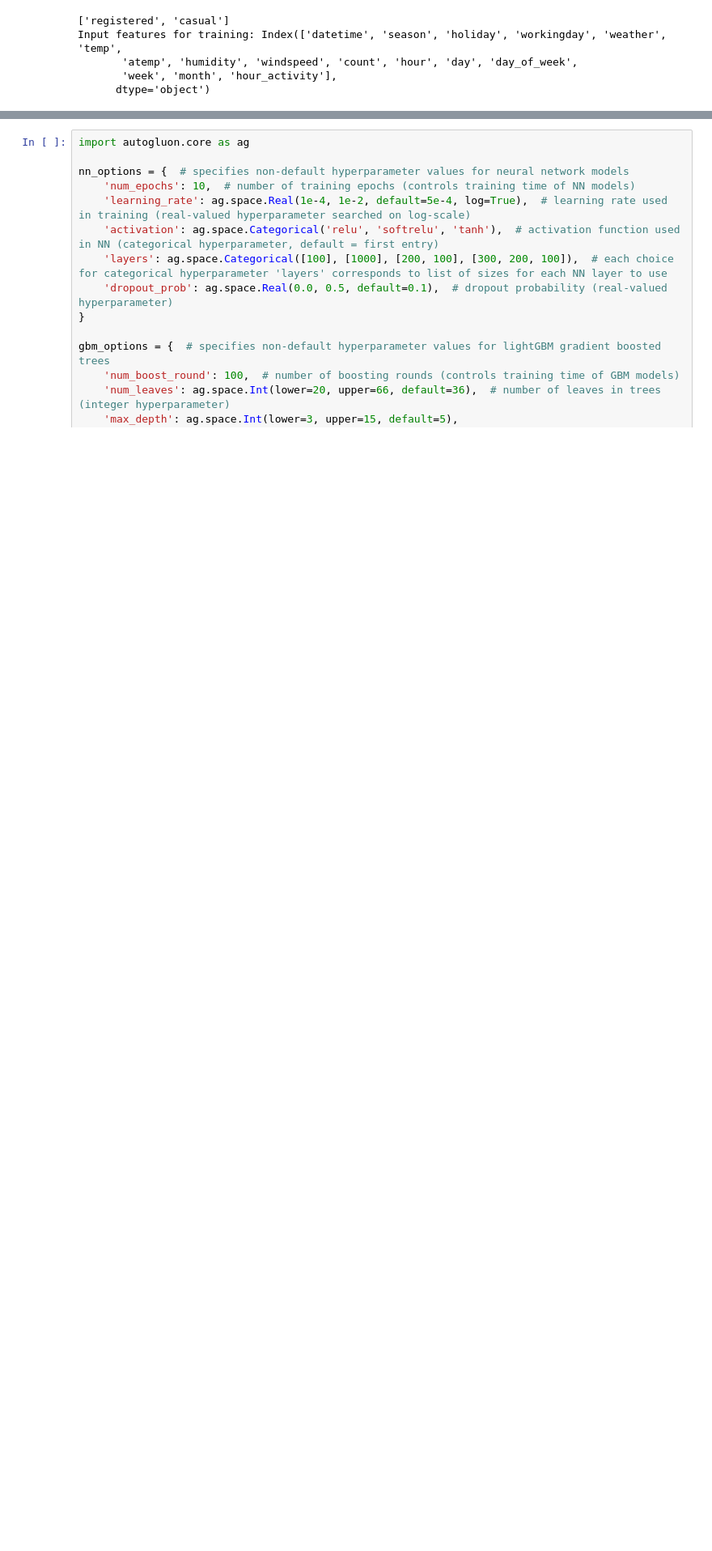
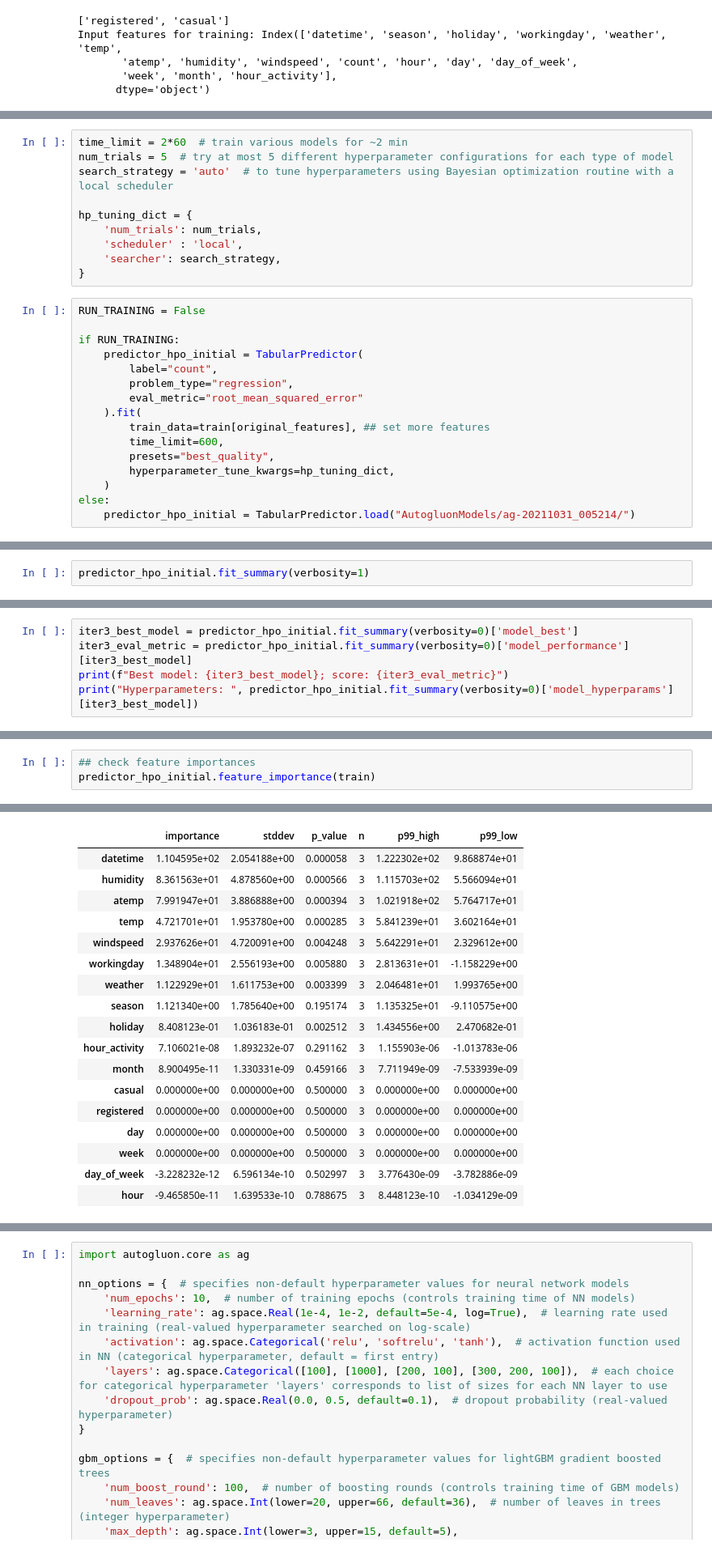
Before and after one commit to elvyna/udacity-aws-mle-nanodegree, a Jupyter notebook: project01-bike-sharing-demand-prediction/project-notebook.ipynb, the cells around one changed output, grey strips where cells are left out. Shown at 81% size. Cells and saved outputs as stored; diff of their text form; blank space fills up the shorter version.

```diff
--- a/project01-bike-sharing-demand-prediction/project-notebook.ipynb
+++ b/project01-bike-sharing-demand-prediction/project-notebook.ipynb
@@ -688,0 +698,26 @@ Input features for training: Index(['datetime', 'season', 'holiday', 'workingday
+# %%
+time_limit = 2*60  # train various models for ~2 min
+num_trials = 5  # try at most 5 different hyperparameter configurations for each type of model
+search_strategy = 'auto'  # to tune hyperparameters using Bayesian optimization routine with a local scheduler
+
+hp_tuning_dict = {
+    'num_trials': num_trials,
+    'scheduler' : 'local',
+    'searcher': search_strategy,
+}
+# %%
+RUN_TRAINING = False
+
+if RUN_TRAINING:
+    predictor_hpo_initial = TabularPredictor(
+        label="count",
+        problem_type="regression",
+        eval_metric="root_mean_squared_error"
+    ).fit(
+        train_data=train[original_features], ## set more features
+        time_limit=600,
+        presets="best_quality",
+        hyperparameter_tune_kwargs=hp_tuning_dict,
+    )
+else:
+    predictor_hpo_initial = TabularPredictor.load("AutogluonModels/ag-20211031_005214/")
@@ -688,0 +824,2 @@ Input features for training: Index(['datetime', 'season', 'holiday', 'workingday
+# %%
+predictor_hpo_initial.fit_summary(verbosity=1)
@@ -688,0 +861,5 @@ Input features for training: Index(['datetime', 'season', 'holiday', 'workingday
+# %%
+iter3_best_model = predictor_hpo_initial.fit_summary(verbosity=0)['model_best']
+iter3_eval_metric = predictor_hpo_initial.fit_summary(verbosity=0)['model_performance'][iter3_best_model]
+print(f"Best model: {iter3_best_model}; score: {iter3_eval_metric}")
+print("Hyperparameters: ", predictor_hpo_initial.fit_summary(verbosity=0)['model_hyperparams'][iter3_best_model])
@@ -688,0 +871,4 @@ Input features for training: Index(['datetime', 'season', 'holiday', 'workingday
+# %%
+## check feature importances
+predictor_hpo_initial.feature_importance(train)
+# %% [output]
@@ -688,0 +878,18 @@ Input features for training: Index(['datetime', 'season', 'holiday', 'workingday
+|  | importance | stddev | p_value | n | p99_high | p99_low |
+| datetime | 1.104595e+02 | 2.054188e+00 | 0.000058 | 3 | 1.222302e+02 | 9.868874e+01 |
+| humidity | 8.361563e+01 | 4.878560e+00 | 0.000566 | 3 | 1.115703e+02 | 5.566094e+01 |
+| atemp | 7.991947e+01 | 3.886888e+00 | 0.000394 | 3 | 1.021918e+02 | 5.764717e+01 |
+| temp | 4.721701e+01 | 1.953780e+00 | 0.000285 | 3 | 5.841239e+01 | 3.602164e+01 |
+| windspeed | 2.937626e+01 | 4.720091e+00 | 0.004248 | 3 | 5.642291e+01 | 2.329612e+00 |
+| workingday | 1.348904e+01 | 2.556193e+00 | 0.005880 | 3 | 2.813631e+01 | -1.158229e+00 |
+| weather | 1.122929e+01 | 1.611753e+00 | 0.003399 | 3 | 2.046481e+01 | 1.993765e+00 |
+| season | 1.121340e+00 | 1.785640e+00 | 0.195174 | 3 | 1.135325e+01 | -9.110575e+00 |
+| holiday | 8.408123e-01 | 1.036183e-01 | 0.002512 | 3 | 1.434556e+00 | 2.470682e-01 |
+| hour_activity | 7.106021e-08 | 1.893232e-07 | 0.291162 | 3 | 1.155903e-06 | -1.013783e-06 |
+| month | 8.900495e-11 | 1.330331e-09 | 0.459166 | 3 | 7.711949e-09 | -7.533939e-09 |
+| casual | 0.000000e+00 | 0.000000e+00 | 0.500000 | 3 | 0.000000e+00 | 0.000000e+00 |
+| registered | 0.000000e+00 | 0.000000e+00 | 0.500000 | 3 | 0.000000e+00 | 0.000000e+00 |
+| day | 0.000000e+00 | 0.000000e+00 | 0.500000 | 3 | 0.000000e+00 | 0.000000e+00 |
+| week | 0.000000e+00 | 0.000000e+00 | 0.500000 | 3 | 0.000000e+00 | 0.000000e+00 |
+| day_of_week | -3.228232e-12 | 6.596134e-10 | 0.502997 | 3 | 3.776430e-09 | -3.782886e-09 |
+| hour | -9.465850e-11 | 1.639533e-10 | 0.788675 | 3 | 8.448123e-10 | -1.034129e-09 |
```
Also changed, not shown: parts of 35 cells of this notebook, 6 other files.
